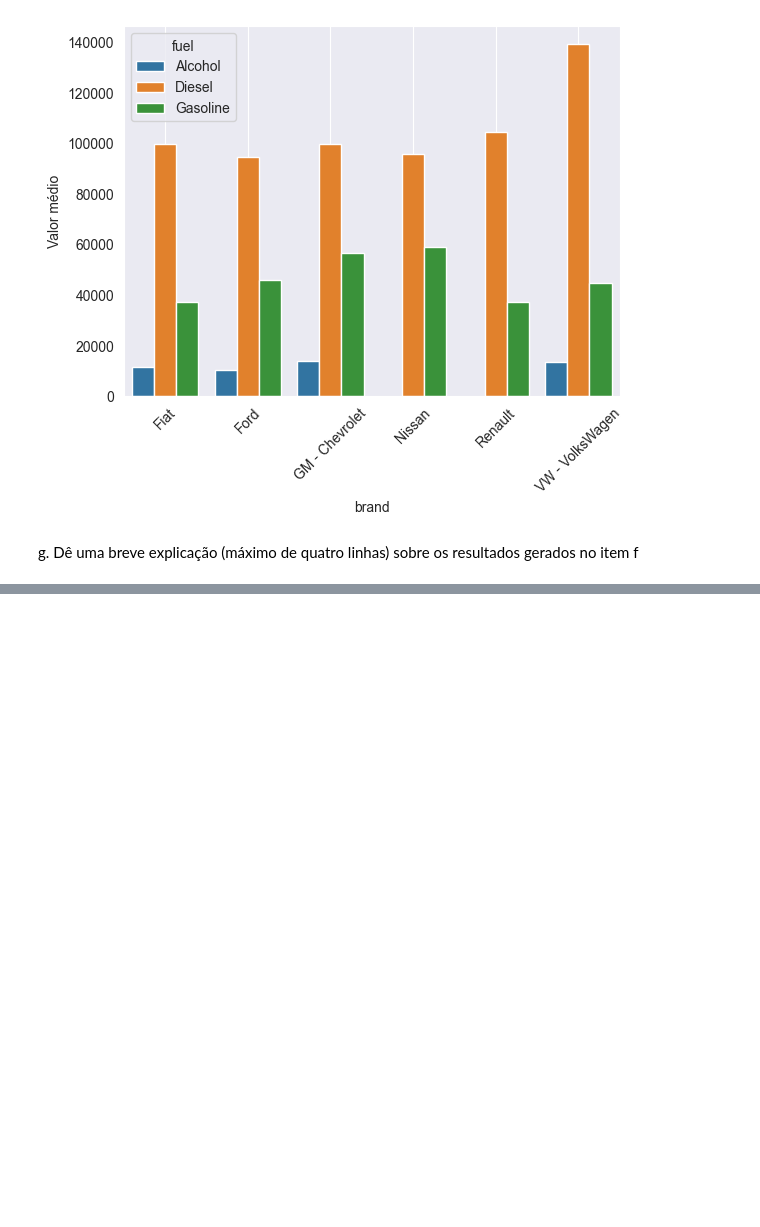
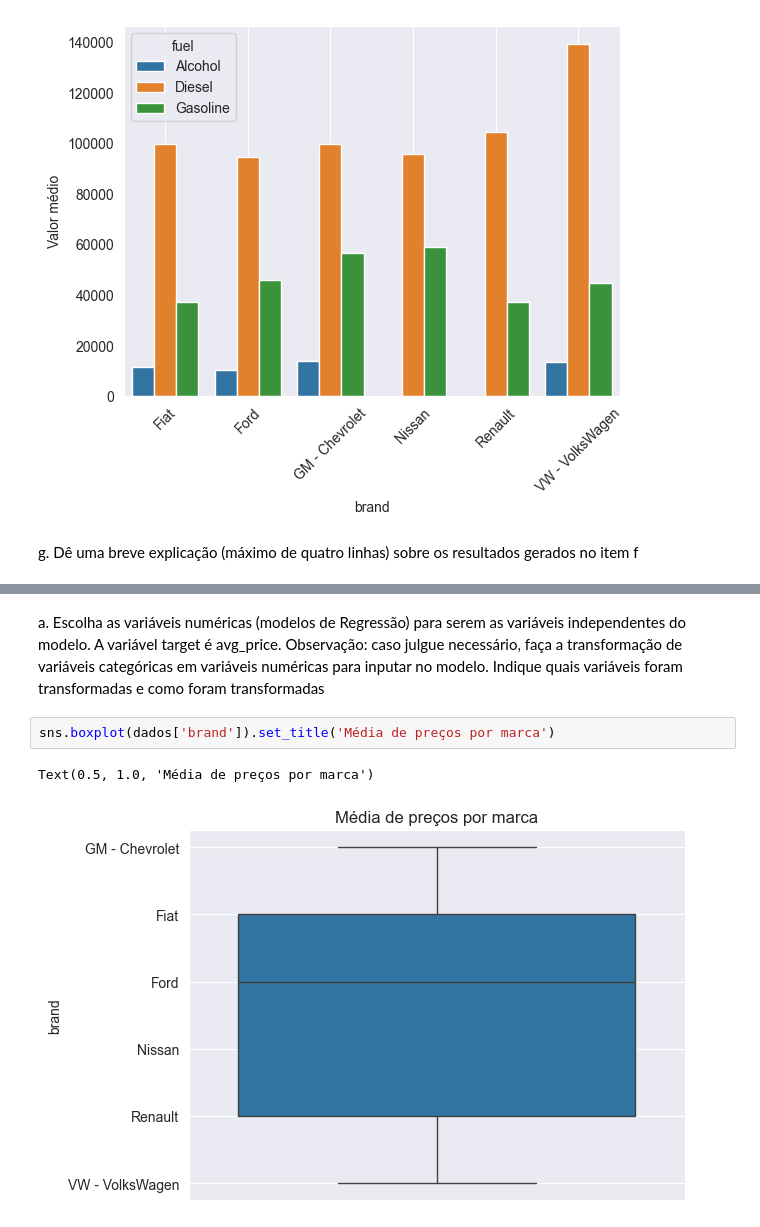
Before and after one commit to Equipe16-IAA/IAA002-TrabalhoFinal, a Jupyter notebook: IAA002_lpa_trabalho.ipynb, the cells around one changed output, grey strips where cells are left out. Saved outputs shown, nothing was run; the diff lists cells and outputs as text; blank space fills up the shorter version.

```diff
--- a/IAA002_lpa_trabalho.ipynb
+++ b/IAA002_lpa_trabalho.ipynb
@@ -420,0 +435,9 @@ g. Dê uma breve explicação (máximo de quatro linhas) sobre os resultados ger
+# %% [markdown]
+a. Escolha as variáveis numéricas (modelos de Regressão) para serem as variáveis independentes do modelo. A variável target é avg_price.
+Observação: caso julgue necessário, faça a transformação de variáveis categóricas em variáveis numéricas para inputar no modelo.
+Indique quais variáveis foram transformadas e como foram transformadas
+# %%
+sns.boxplot(dados['brand']).set_title('Média de preços por marca')
+# %% [output]
+Text(0.5, 1.0, 'Média de preços por marca')
+[figure, added]
```
Also changed, not shown: parts of 38 cells of this notebook.
